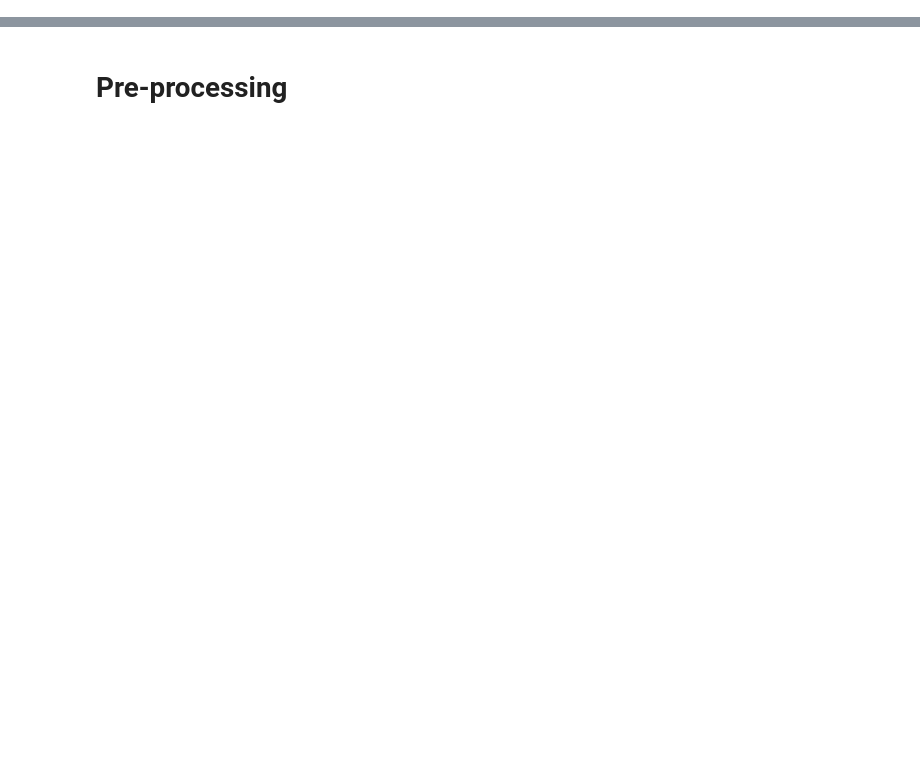
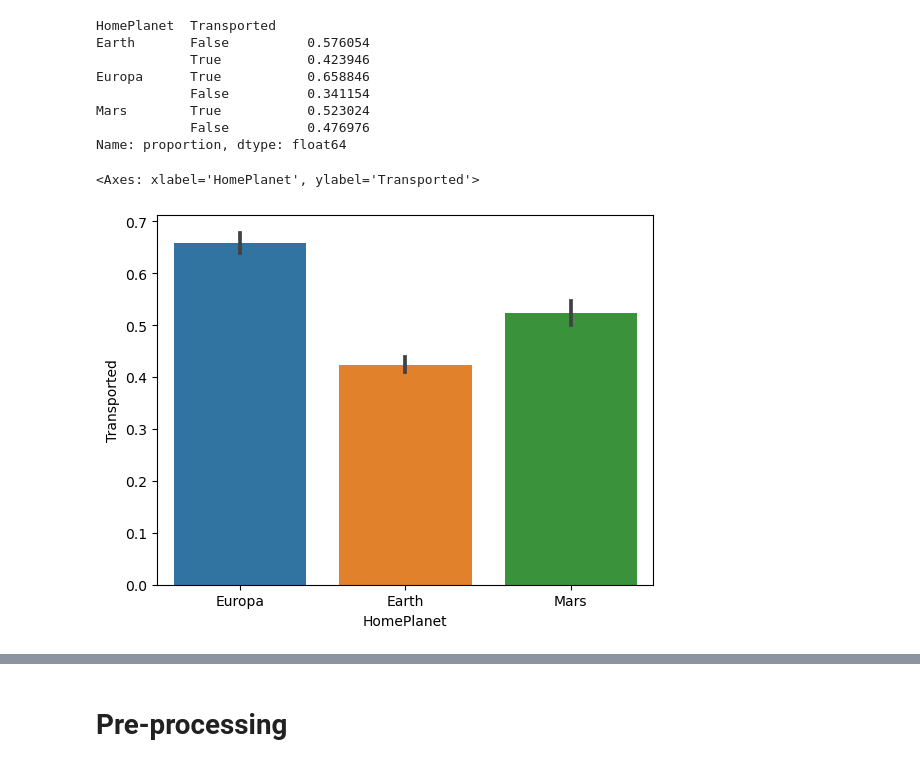
Before and after one commit to usu-wallace/CS4320_Group_Project_01, a Jupyter notebook: working/CS4320_GroupProject.ipynb, the cells around one changed output, grey strips where cells are left out. Drawn from its saved outputs; the diff is of its cells as text; code cells hidden in the pictures; blank space fills up the shorter version.

```diff
--- a/working/CS4320_GroupProject.ipynb
+++ b/working/CS4320_GroupProject.ipynb
@@ -24,0 +71,14 @@ def dummy_submit():
+# %%
+print(train_df.groupby("HomePlanet")["Transported"].value_counts(normalize=True))
+sns.barplot(x="HomePlanet", y="Transported", data=train_df)
+# %% [output]
+HomePlanet  Transported
+Earth       False          0.576054
+            True           0.423946
+Europa      True           0.658846
+            False          0.341154
+Mars        True           0.523024
+            False          0.476976
+Name: proportion, dtype: float64
+<Axes: xlabel='HomePlanet', ylabel='Transported'>
+[figure, added]
```
Also changed, not shown: parts of 33 cells of this notebook.
